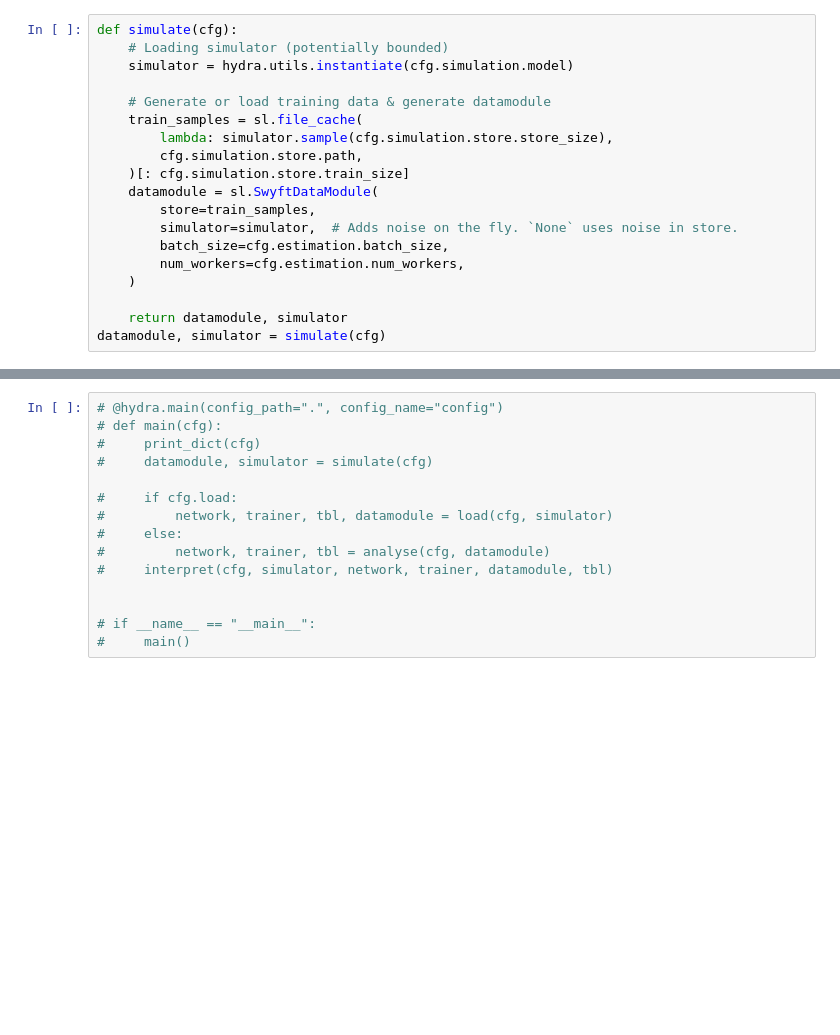
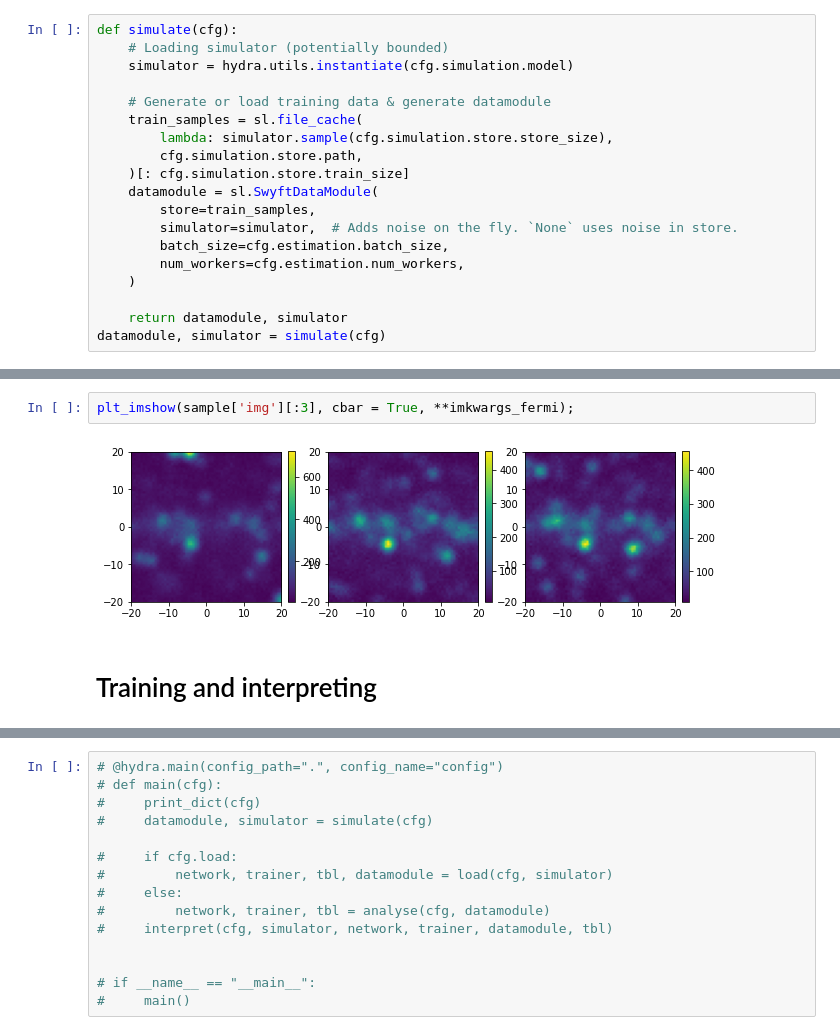
Before and after one commit to elidub/udens, a Jupyter notebook: run_blobs/SWYFT.ipynb, the cells around one changed output, grey strips where cells are left out. Cells and saved outputs as stored; diff of their text form; blank space fills up the shorter version.

```diff
--- a/run_blobs/SWYFT.ipynb
+++ b/run_blobs/SWYFT.ipynb
@@ -44,0 +96,6 @@ datamodule, simulator = simulate(cfg)
+# %%
+plt_imshow(sample['img'][:3], cbar = True, **imkwargs_fermi);
+# %% [output]
+[figure, added]
+# %% [markdown]
+# Training and interpreting
```
Also changed, not shown: parts of 16 cells of this notebook, 5 other files.
